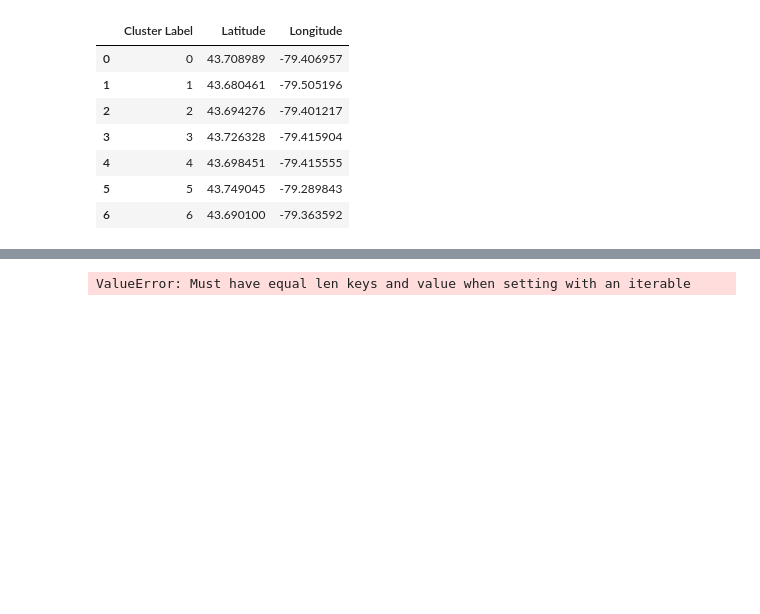
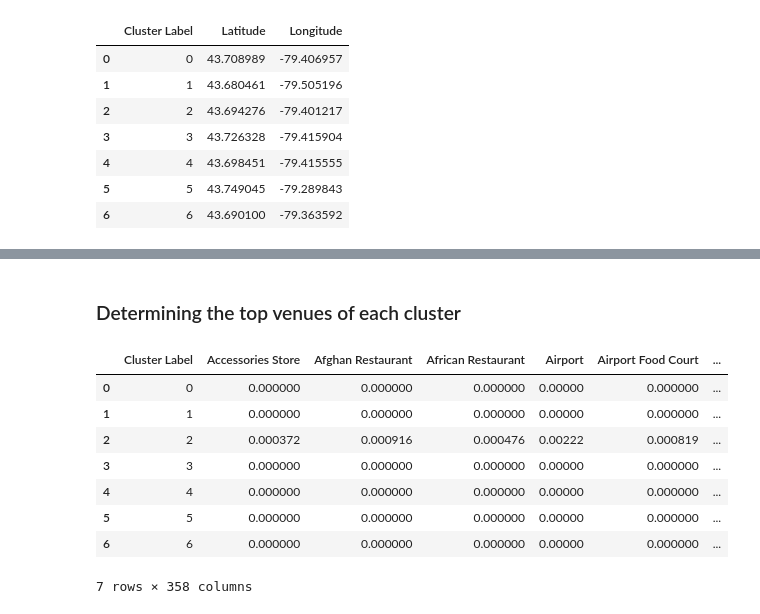
Before and after one commit to Prysthaea/Coursera_Capstone, a Jupyter notebook: Segmenting and Clustering Toronto Notebook.ipynb, the cells around one changed output, grey strips where cells are left out. Saved outputs shown, nothing was run; the diff lists cells and outputs as text; code cells hidden in the pictures; blank space fills up the shorter version.

```diff
--- a/Segmenting and Clustering Toronto Notebook.ipynb
+++ b/Segmenting and Clustering Toronto Notebook.ipynb
@@ -590,6 +568,24 @@ for lat, lon, cluster in zip(cluster_centers['Latitude'], cluster_centers['Longi
 clusters_map
 # %% [output]
 [interactive output not drawn]
+# %% [markdown]
+### Determining the top venues of each cluster
+# %%
+# Creating a new dataframe that includes all the relevant information, as I hadn't done so earlier.
+cluster_venues = toronto_grouped.copy()
+cluster_venues.insert(1, 'Cluster Label', kmeans.labels_)
+cluster_venues = cluster_venues.groupby('Cluster Label').mean().reset_index()
+cluster_venues
+# %% [output]
+|  | Cluster Label | Accessories Store | Afghan Restaurant | African Restaurant | Airport | Airport Food Court | ... |
+| 0 | 0 | 0.000000 | 0.000000 | 0.000000 | 0.00000 | 0.000000 | ... |
+| 1 | 1 | 0.000000 | 0.000000 | 0.000000 | 0.00000 | 0.000000 | ... |
+| 2 | 2 | 0.000372 | 0.000916 | 0.000476 | 0.00222 | 0.000819 | ... |
+| 3 | 3 | 0.000000 | 0.000000 | 0.000000 | 0.00000 | 0.000000 | ... |
+| 4 | 4 | 0.000000 | 0.000000 | 0.000000 | 0.00000 | 0.000000 | ... |
+| 5 | 5 | 0.000000 | 0.000000 | 0.000000 | 0.00000 | 0.000000 | ... |
+| 6 | 6 | 0.000000 | 0.000000 | 0.000000 | 0.00000 | 0.000000 | ... |
+7 rows × 358 columns
 # %%
 def return_most_common_venues(row, num_top_venues):
     row_categories = row.iloc[1:]
@@ -601,8 +597,9 @@ num_top_venues = 10
 
 indicators = ['st', 'nd', 'rd']
 
+
 # create columns according to number of top venues
-columns = ['Neighborhood']
+columns = ['Cluster Label']
 for ind in np.arange(num_top_venues):
     try:
         columns.append('{}{} Most Common Venue'.format(ind+1, indicators[ind]))
@@ -610,13 +607,12 @@ for ind in np.arange(num_top_venues):
         columns.append('{}th Most Common Venue'.format(ind+1))
 
 # create a new dataframe
-cluster_venues_sorted = pd.DataFrame(columns=columns)
-cluster_venues_sorted['Neighborhood'] = map_df['Neighborhood']
-cluster_venues_sorted['Cluster Label'] = map_df['Cluster Label']
-for ind in np.arange(map_df.shape[0]):
-    cluster_venues_sorted.iloc[ind, 1:] = return_most_common_venues(toronto_grouped.drop(['Venue Count'], axis=1).iloc[ind, :], num_top_venues)
+top_cluster_venues = pd.DataFrame(columns=columns)
+top_cluster_venues['Cluster Label'] = cluster_venues['Cluster Label']
 
-cluster_venues_sorted['Venue Count'] = toronto_grouped['Venue Count']
-cluster_venues_sorted.head()
+temp = cluster_venues.drop('Venue Count', axis=1)
+
+for ind in np.arange(temp.shape[0]):
+    top_cluster_venues.iloc[ind, 1:] = return_most_common_venues(temp.iloc[ind, :], num_top_venues)
+
+top_cluster_venues['Venue Count'] = cluster_venues['Venue Count']
-# %% [output]
-ValueError: Must have equal len keys and value when setting with an iterable
```
Also changed, not shown: parts of 14 cells of this notebook.
